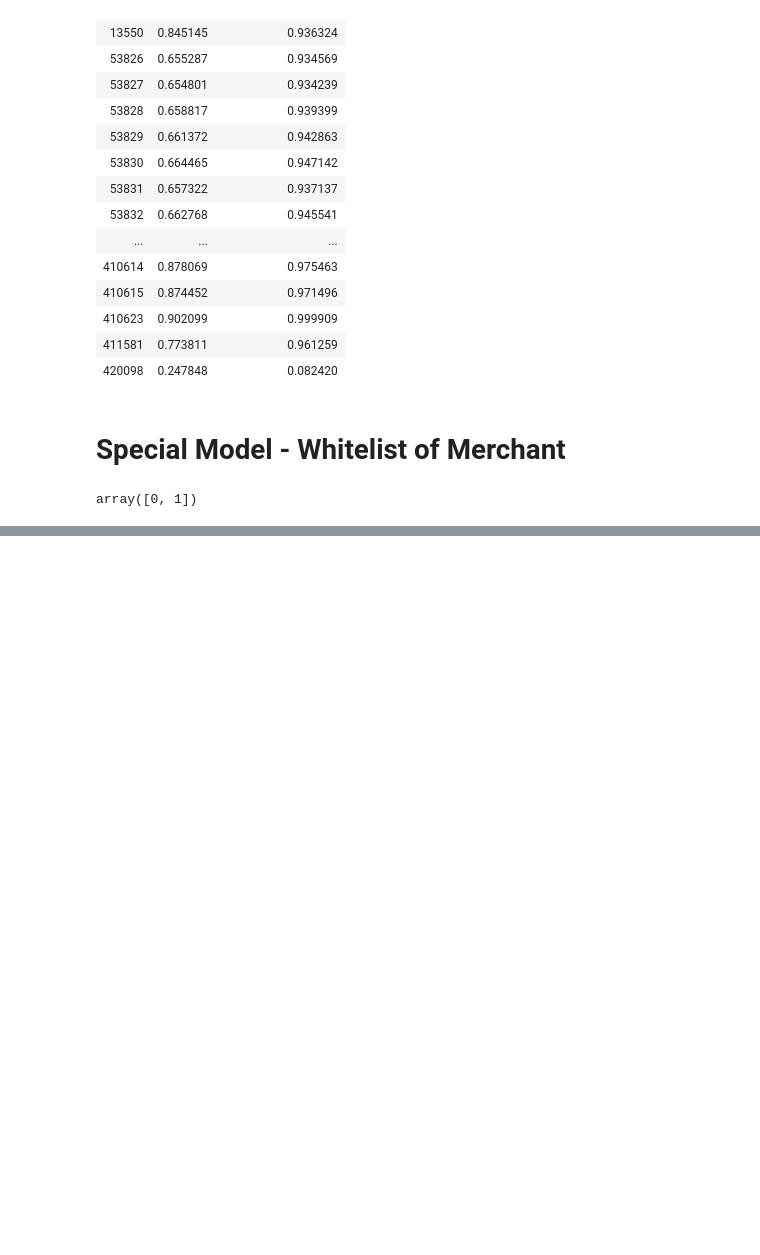
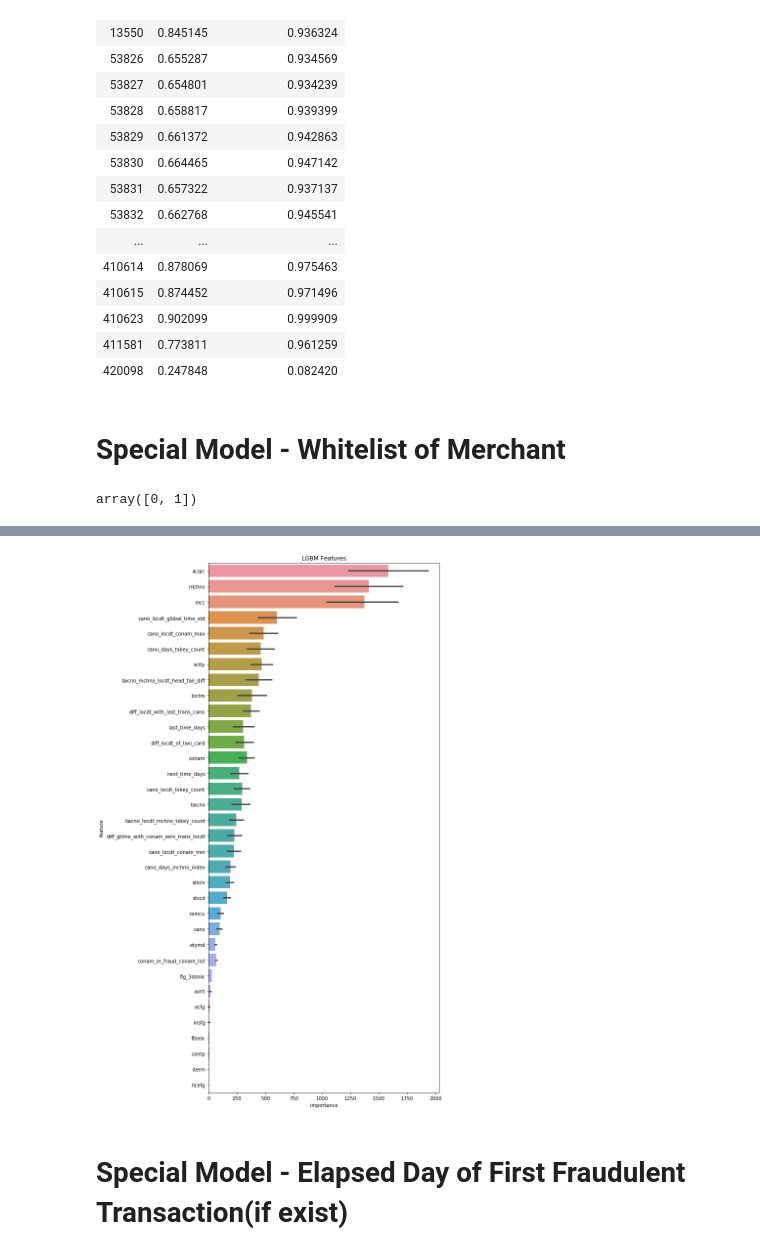
Before and after one commit to aarontong95/TBrain_Credit_Card, a Jupyter notebook: main.ipynb, the cells around one changed output, grey strips where cells are left out. Drawn from its saved outputs; the diff is of its cells as text; code cells hidden in the pictures; blank space fills up the shorter version.

```diff
--- a/main.ipynb
+++ b/main.ipynb
@@ -256,0 +321,5 @@ from util.remove_outlier import remove_outlier
+# %%
+df_sub_preds_statistics = generate_statistic(df_sub_preds_LGBM)
+df_sub_preds_statistics['mean_remove_outlier'] = df_sub_preds_statistics.apply(remove_outlier, axis = 1)
+df_train['oof_fraud_mchno_model'] = oof_preds_LGBM
+df_test['sub_fraud_mchno_model'] = df_sub_preds_statistics['mean_remove_outlier']
@@ -256,0 +334,3 @@ from util.remove_outlier import remove_outlier
+# %%
+lgbm = LGBM_Model(input_features)
+oof_preds_LGBM, df_sub_preds_LGBM, clf = lgbm.run(X_train, y_train, groups, X_test, lgbm.lgbm_averge_precision, n_splits = 10)
@@ -256,0 +355,4 @@ from util.remove_outlier import remove_outlier
+# %%
+plot_importance(lgbm.df_feature_importance)
+# %% [output]
+[figure, added]
@@ -256,0 +364,2 @@ from util.remove_outlier import remove_outlier
+# %% [markdown]
+# Special Model - Elapsed Day of First Fraudulent Transaction(if exist)
```
Also changed, not shown: parts of 34 cells of this notebook, 4 other files.
